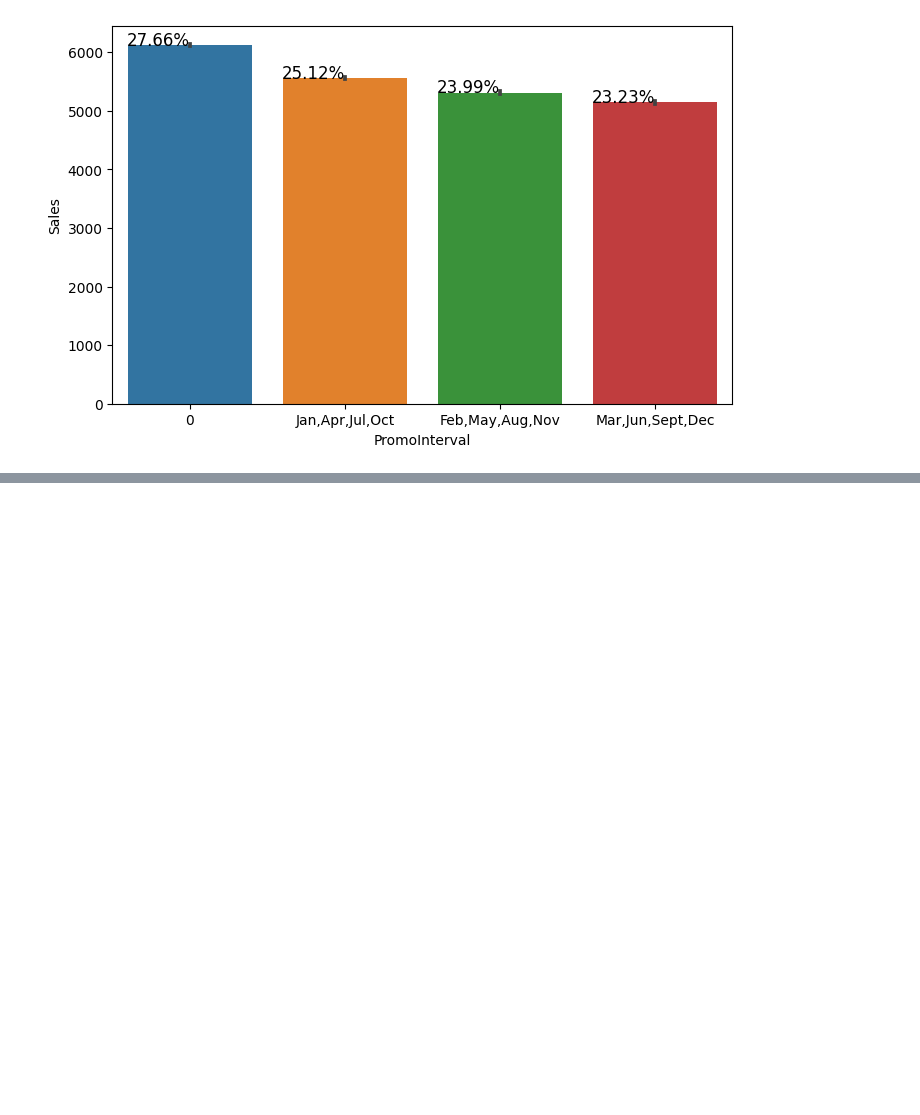
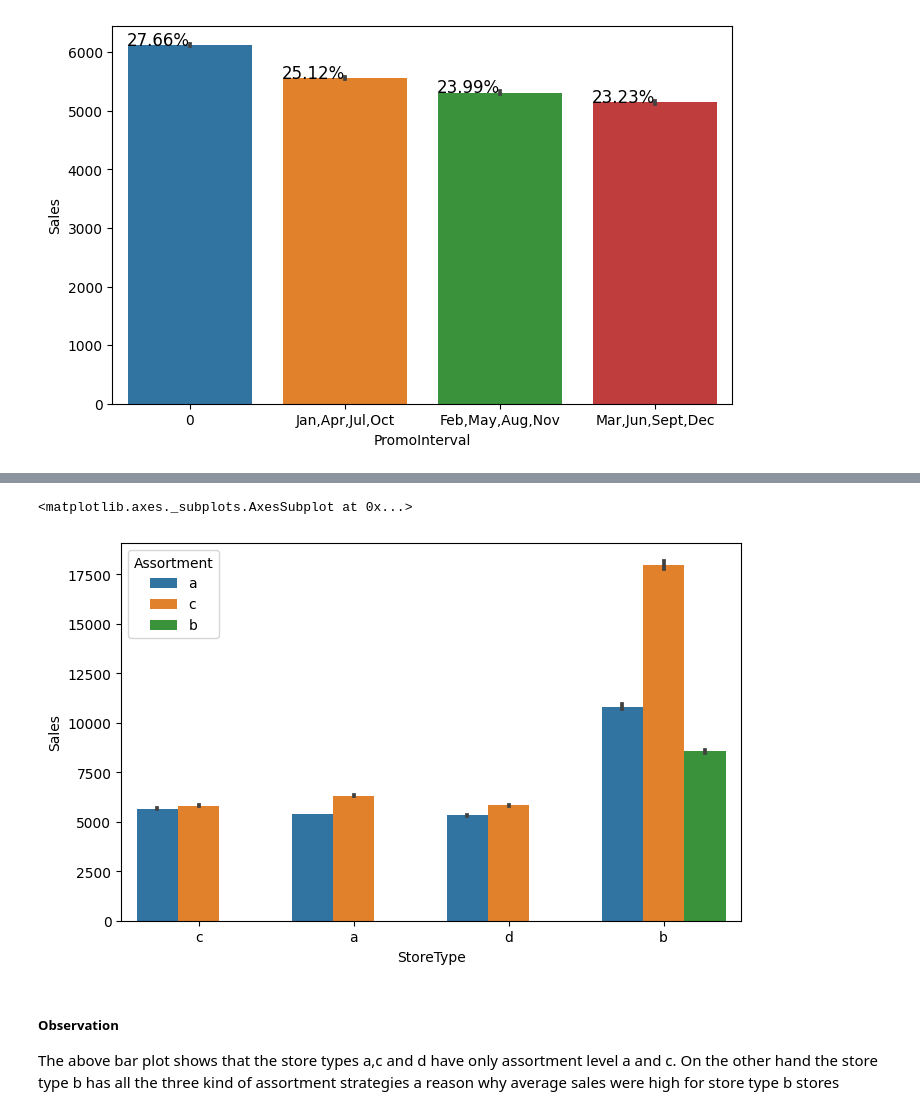
Before and after one commit to ambika1us/Retail_Sales_Prediction, a Jupyter notebook: Retail_Sales_Prediction.ipynb, the cells around one changed output, grey strips where cells are left out. Cells and saved outputs as stored; diff of their text form; code cells hidden in the pictures; blank space fills up the shorter version.

```diff
--- a/Retail_Sales_Prediction.ipynb
+++ b/Retail_Sales_Prediction.ipynb
@@ -304,0 +331,9 @@ for value in categorical_variables:
+# %%
+#Lets check the relationship between store type, assortment levels and sales
+sns.barplot(x=df["StoreType"],y=df['Sales'],hue=df["Assortment"])
+# %% [output]
+<matplotlib.axes._subplots.AxesSubplot at 0x...>
+[figure, added]
+# %% [markdown]
+<h5>Observation</h5>
+<p>The above bar plot shows that the store types a,c and d have only assortment level a and c. On the other hand the store type b has all the three kind of assortment strategies a reason why average sales were high for store type b stores</p>
```
Also changed, not shown: parts of 5 cells of this notebook.
